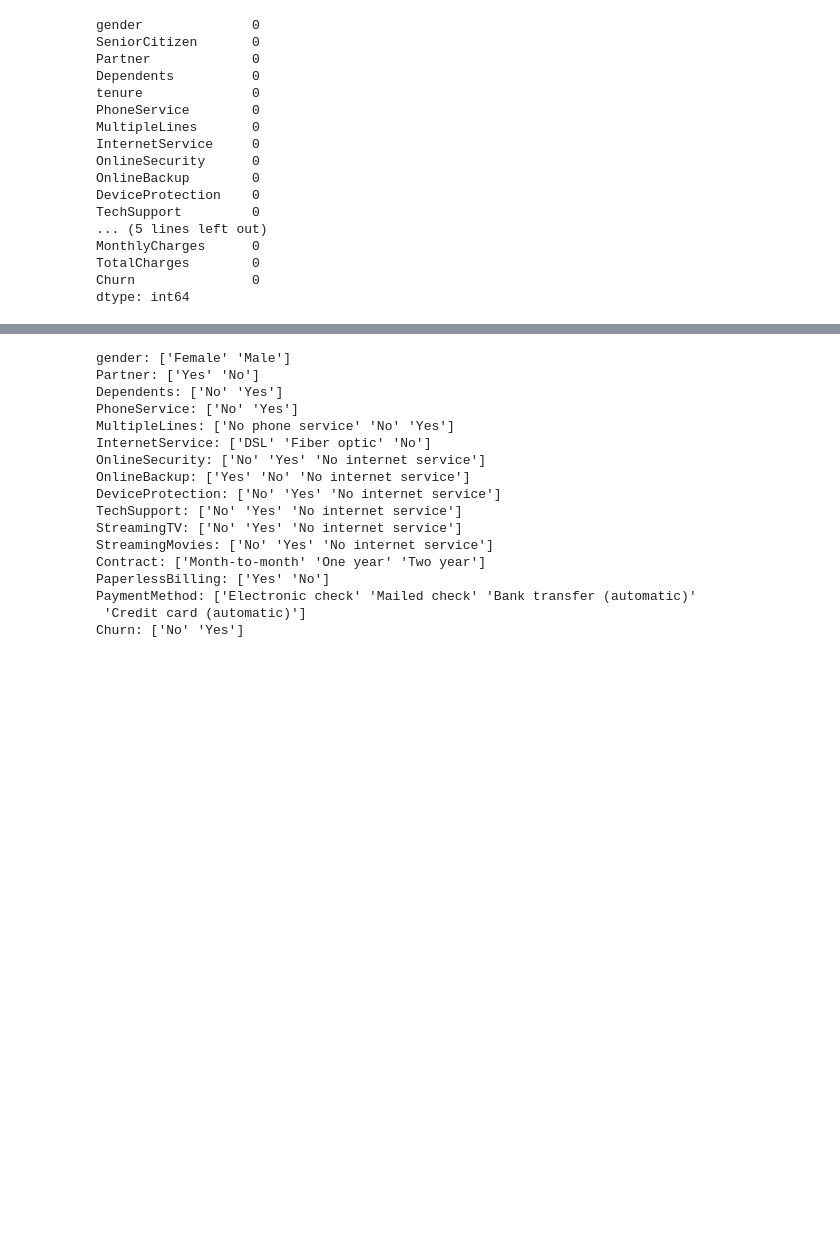
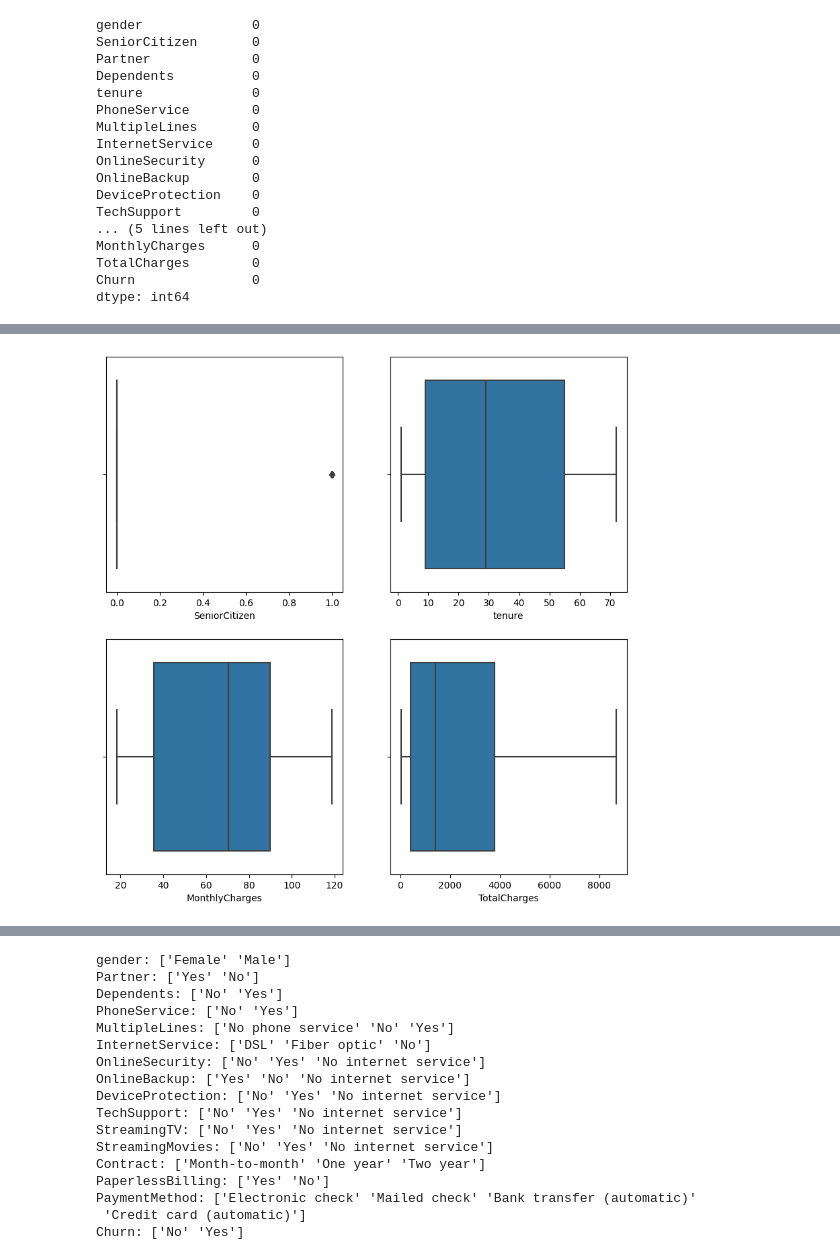
Before and after one commit to itssingh14/customer_churn_prediction, a Jupyter notebook: notebook.ipynb, the cells around one changed output, grey strips where cells are left out. Saved outputs shown, nothing was run; the diff lists cells and outputs as text; code cells hidden in the pictures; blank space fills up the shorter version.

```diff
--- a/notebook.ipynb
+++ b/notebook.ipynb
@@ -65,0 +92,8 @@ for i in dataset.columns:
+# %%
+plt.figure(figsize=(10, 10))
+for index, col in enumerate(numerical_columns):
+    plt.subplot(2, 2, index+1)
+    sns.boxplot(data=dataset, x=col)
+plt.show()
+# %% [output]
+[figure, added]
```
Also changed, not shown: parts of 31 cells of this notebook, 6 other files.
